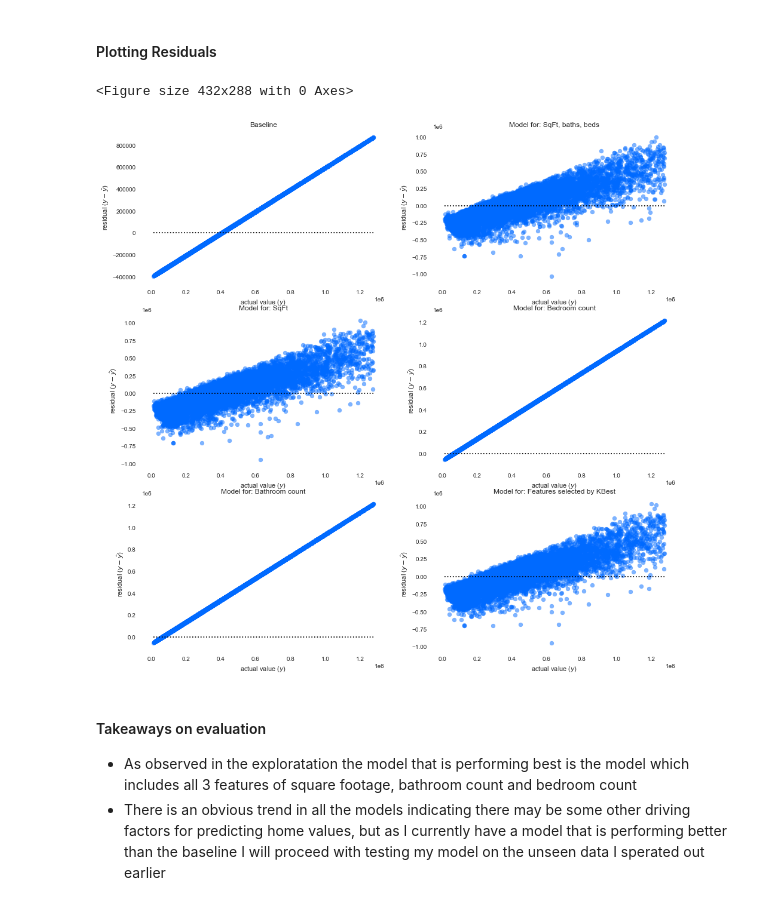
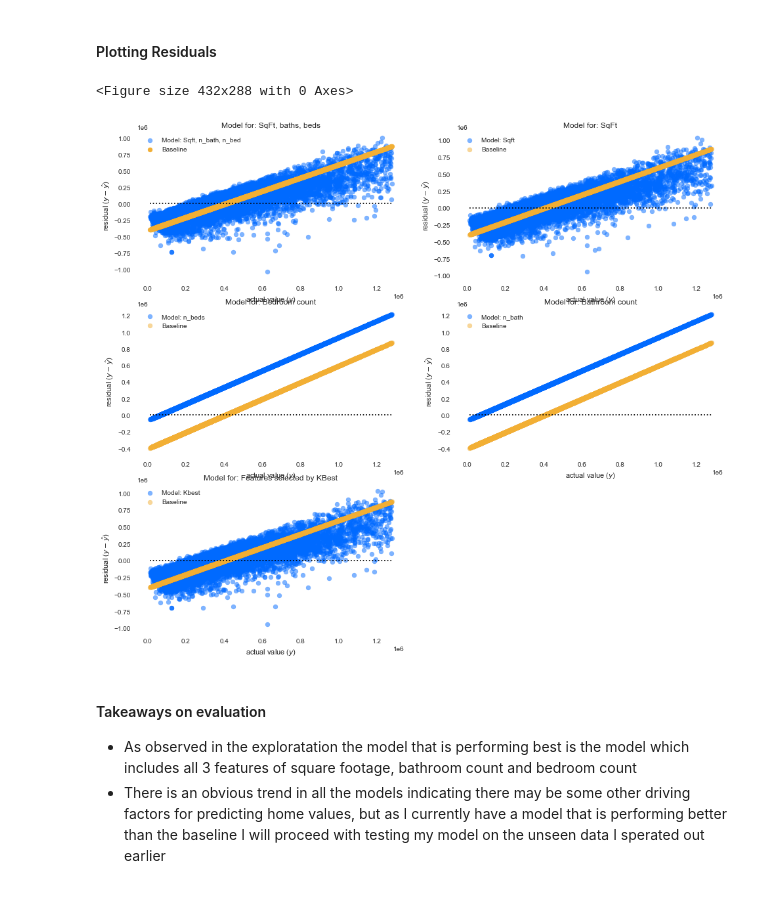
Before and after one commit to yvonneking1/zillow_project, a Jupyter notebook: zillow_mvp.ipynb, the cells around one changed output. Cells and saved outputs as stored; diff of their text form; code cells hidden in the pictures.

Commit message:
tweaked residual plots

```diff
--- a/zillow_mvp.ipynb
+++ b/zillow_mvp.ipynb
@@ -321,10 +321,10 @@ Based on the RMSE it appears that the model with all features is performing the
 # %% [markdown]
 #### Plotting Residuals
 # %%
-model.plot_all_residuals(predictions)
+model.plot_all_residuals_1(predictions)
 # %% [output]
 <Figure size 432x288 with 0 Axes>
-[figure, old version]
+[figure, new version]
 # %% [markdown]
 #### Takeaways on evaluation
 - As observed in the exploratation the model that is performing best is the model which includes all 3 features of square footage, bathroom count and bedroom count
```
Also changed, not shown: parts of 9 cells of this notebook.
